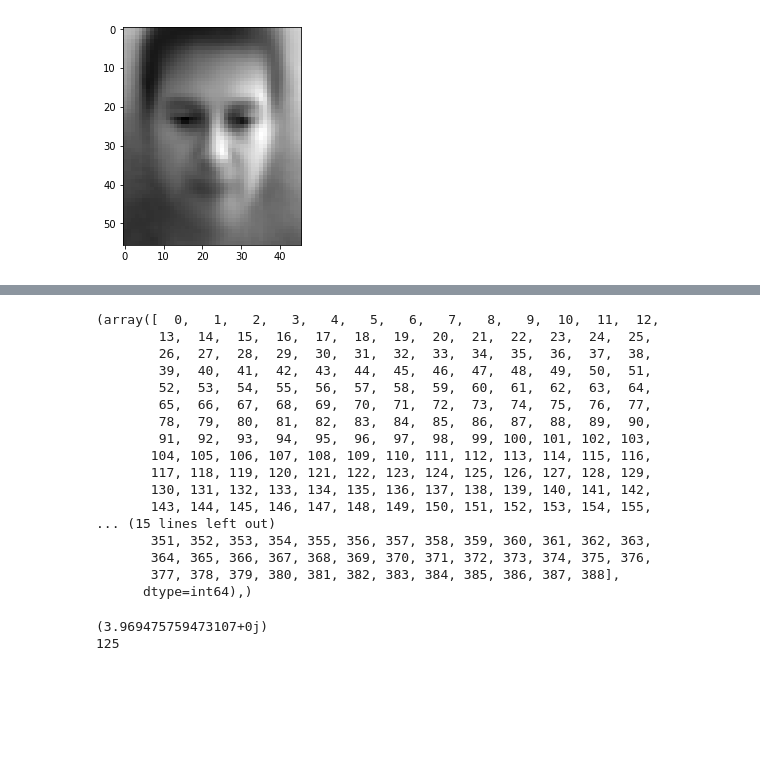
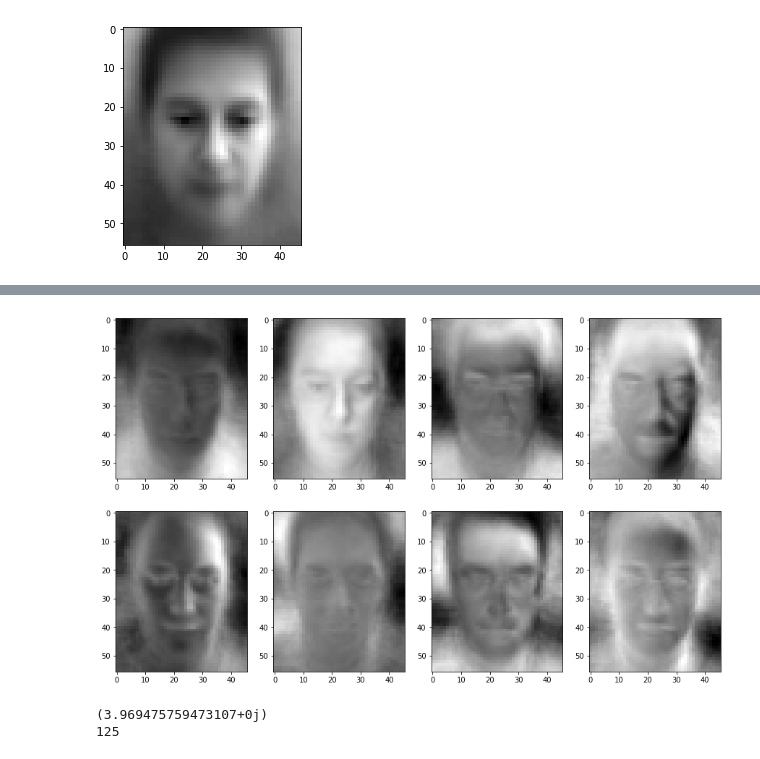
Before and after one commit to GPadley/EE4-68-PR, a Jupyter notebook: CW1/1.1_a.ipynb, the cells around one changed output, grey strips where cells are left out. Drawn from its saved outputs; the diff is of its cells as text; code cells hidden in the pictures; blank space fills up the shorter version.

```diff
--- a/CW1/1.1_a.ipynb
+++ b/CW1/1.1_a.ipynb
@@ -44,25 +44,13 @@ plt.show()
-# %%
-unknown = np.absolute(w)
-# print(unknown.shape)
-print((np.where(unknown > 0.000001)))
-# %% [output]
-(array([  0,   1,   2,   3,   4,   5,   6,   7,   8,   9,  10,  11,  12,
-        13,  14,  15,  16,  17,  18,  19,  20,  21,  22,  23,  24,  25,
-        26,  27,  28,  29,  30,  31,  32,  33,  34,  35,  36,  37,  38,
-        39,  40,  41,  42,  43,  44,  45,  46,  47,  48,  49,  50,  51,
-        52,  53,  54,  55,  56,  57,  58,  59,  60,  61,  62,  63,  64,
-        65,  66,  67,  68,  69,  70,  71,  72,  73,  74,  75,  76,  77,
-        78,  79,  80,  81,  82,  83,  84,  85,  86,  87,  88,  89,  90,
-        91,  92,  93,  94,  95,  96,  97,  98,  99, 100, 101, 102, 103,
-       104, 105, 106, 107, 108, 109, 110, 111, 112, 113, 114, 115, 116,
-       117, 118, 119, 120, 121, 122, 123, 124, 125, 126, 127, 128, 129,
-       130, 131, 132, 133, 134, 135, 136, 137, 138, 139, 140, 141, 142,
-       143, 144, 145, 146, 147, 148, 149, 150, 151, 152, 153, 154, 155,
-... (15 lines left out)
-       351, 352, 353, 354, 355, 356, 357, 358, 359, 360, 361, 362, 363,
-       364, 365, 366, 367, 368, 369, 370, 371, 372, 373, 374, 375, 376,
-       377, 378, 379, 380, 381, 382, 383, 384, 385, 386, 387, 388],
-      dtype=int64),)
+# %%
+plt.figure(figsize=(15.0,9.0))
+for i in range(1,9):
+    eigen = np.transpose(v)[i]
+    eigenface = np.real(np.transpose(np.array_split(eigen/(np.max(eigen)), W)))
+    ax = plt.subplot(2,4,i)
+    ax.imshow(eigenface, cmap='gray')
+# print(eigenface)
+# %% [output]
+[figure, added]
 # %%
 test = min(aic[0:130])
 print(test)
```
Also changed, not shown: parts of 1 cell of this notebook, 9 other files.
